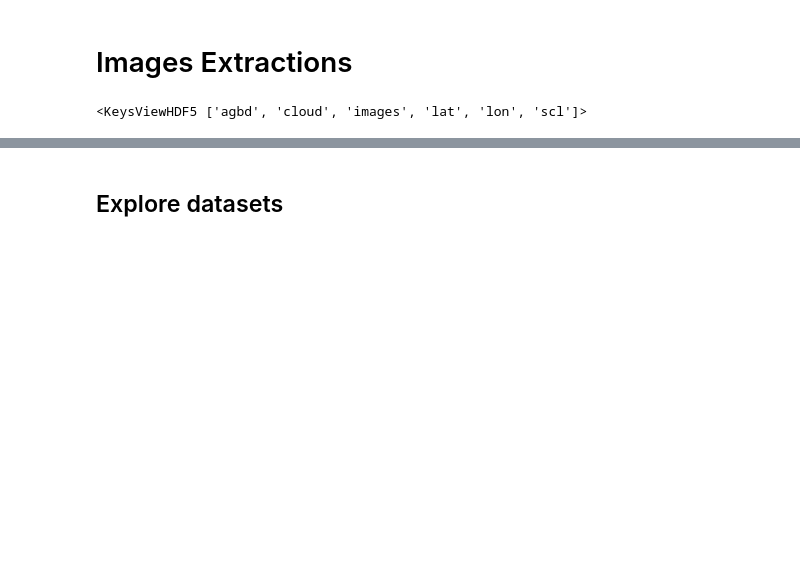
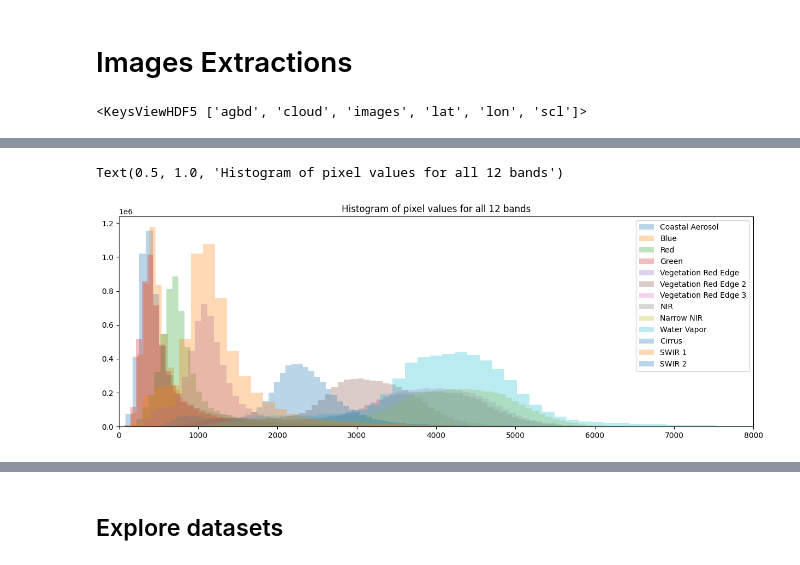
Before and after one commit to heath3rq/ML_Machine-Learning-Biomass-Density-Estimation, a Jupyter notebook: GIZ_Biomass_Starter_Notebook.ipynb, the cells around one changed output, grey strips where cells are left out. Drawn from its saved outputs; the diff is of its cells as text; code cells hidden in the pictures; blank space fills up the shorter version.

```diff
--- a/GIZ_Biomass_Starter_Notebook.ipynb
+++ b/GIZ_Biomass_Starter_Notebook.ipynb
@@ -24,0 +35,12 @@ trainset.keys()
+# %%
+fig, axs = plt.subplots(1, 1, figsize=(15, 5))
+
+for i in range(0, 12):
+    axs.hist(np.array(trainset['images'])[:, :, :, i].reshape(-1), bins = 100, alpha = 0.3, label = i)
+
+axs.legend(['Coastal Aerosol', 'Blue', 'Red', 'Green', 'Vegetation Red Edge', 'Vegetation Red Edge 2', 'Vegetation Red Edge 3', 'NIR', 'Narrow NIR', 'Water Vapor', 'Cirrus', 'SWIR 1', 'SWIR 2'])
+axs.set_xlim(0, 8_000)
+axs.set_title('Histogram of pixel values for all 12 bands')
+# %% [output]
+Text(0.5, 1.0, 'Histogram of pixel values for all 12 bands')
+[figure, added]
```
Also changed, not shown: parts of 20 cells of this notebook.
